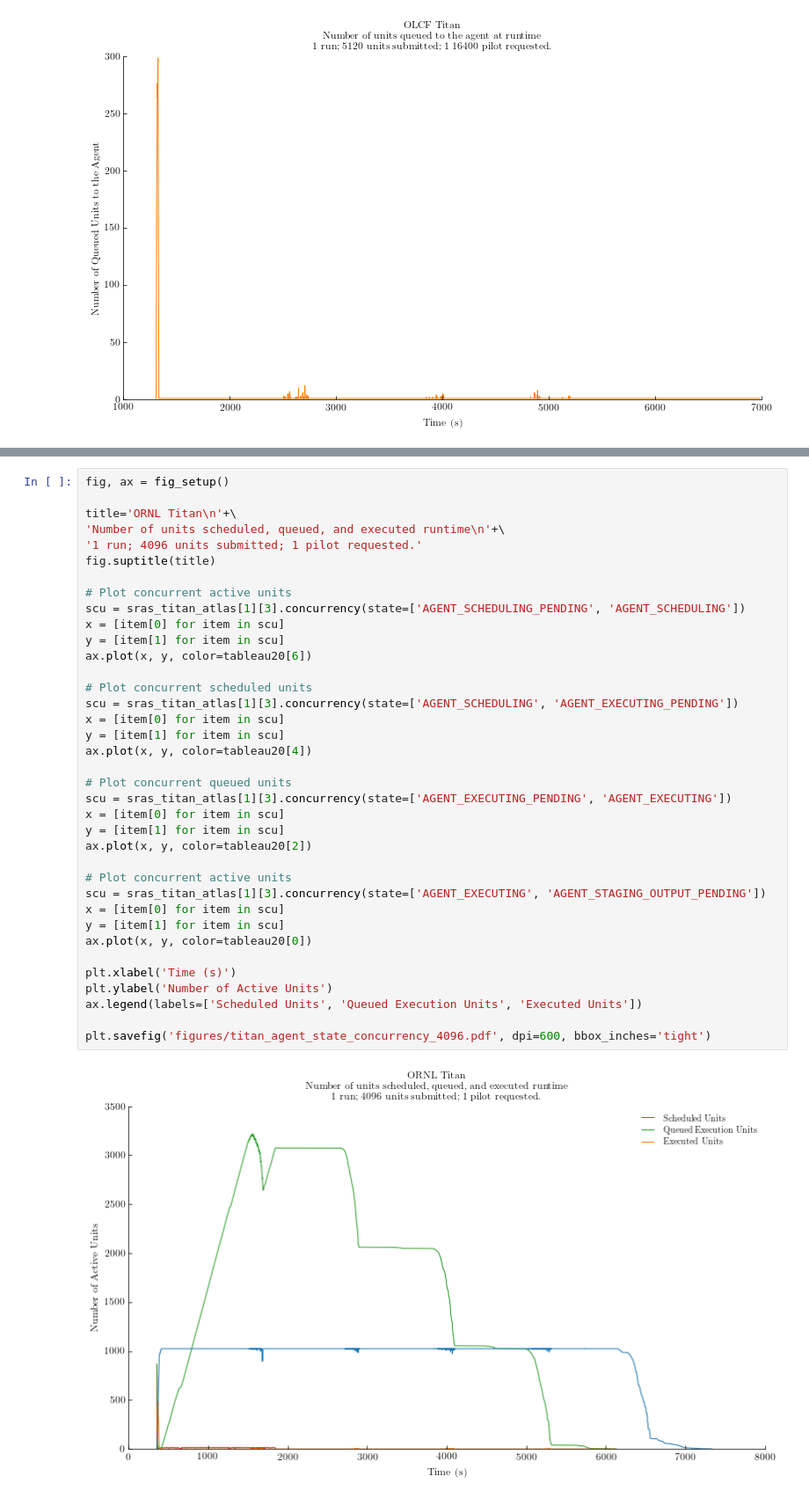
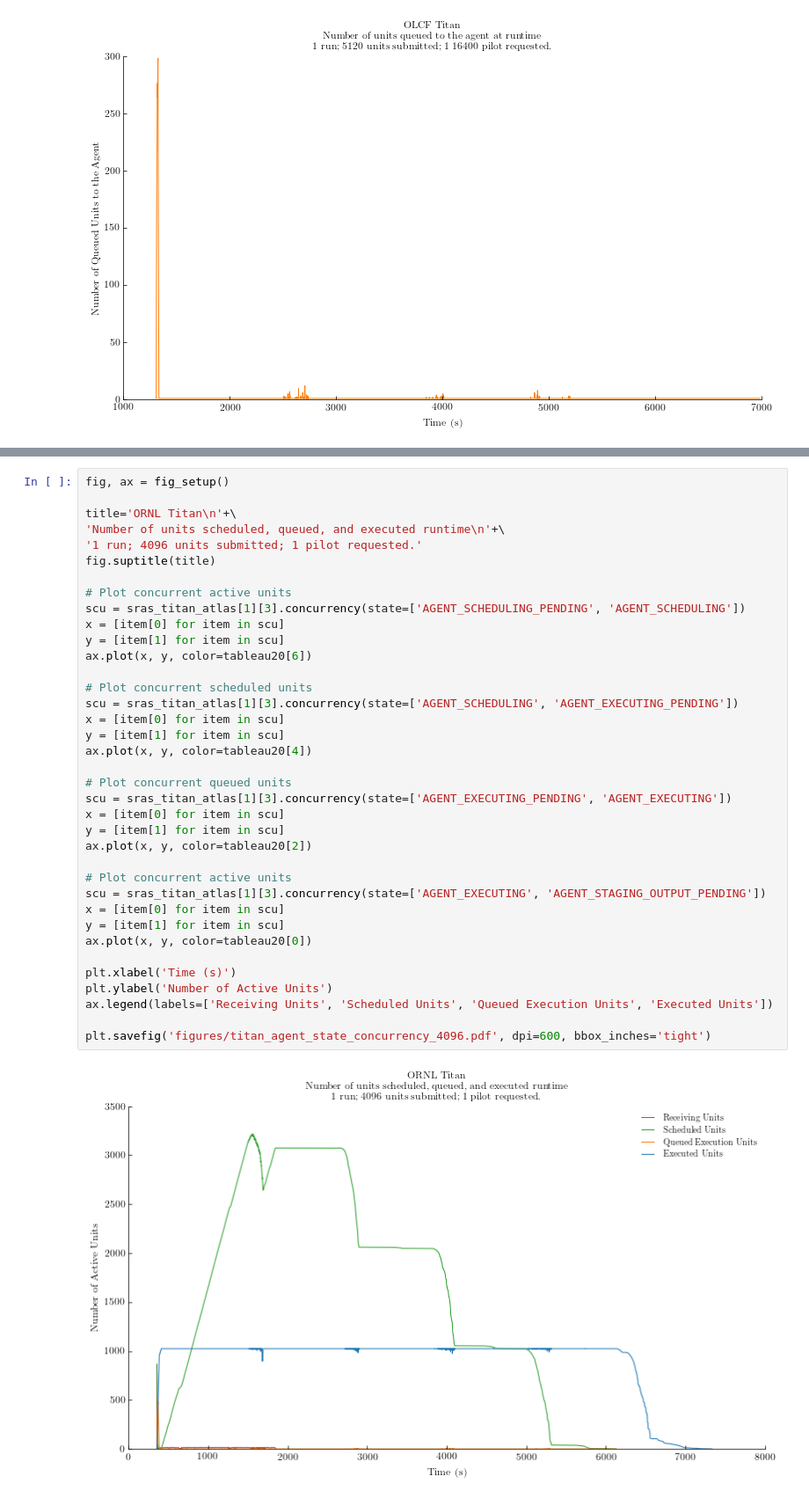
Before and after one commit to radical-experiments/rp-paper, a Jupyter notebook: analysis/rp_paper_experiments.ipynb, the cells around one changed output, grey strips where cells are left out. Shown: that part at 88% size. Saved outputs shown, nothing was run; the diff lists cells and outputs as text.

```diff
--- a/analysis/rp_paper_experiments.ipynb
+++ b/analysis/rp_paper_experiments.ipynb
@@ -1058,35 +1060,35 @@ fig.suptitle(title)
 
 # Plot concurrent active units
 scu = sras_titan_atlas[1][3].concurrency(state=['AGENT_SCHEDULING_PENDING', 'AGENT_SCHEDULING'])
 x = [item[0] for item in scu]
 y = [item[1] for item in scu]
 ax.plot(x, y, color=tableau20[6])
 
 # Plot concurrent scheduled units
 scu = sras_titan_atlas[1][3].concurrency(state=['AGENT_SCHEDULING', 'AGENT_EXECUTING_PENDING'])
 x = [item[0] for item in scu]
 y = [item[1] for item in scu]
 ax.plot(x, y, color=tableau20[4])
 
 # Plot concurrent queued units
 scu = sras_titan_atlas[1][3].concurrency(state=['AGENT_EXECUTING_PENDING', 'AGENT_EXECUTING'])
 x = [item[0] for item in scu]
 y = [item[1] for item in scu]
 ax.plot(x, y, color=tableau20[2])
 
 # Plot concurrent active units
 scu = sras_titan_atlas[1][3].concurrency(state=['AGENT_EXECUTING', 'AGENT_STAGING_OUTPUT_PENDING'])
 x = [item[0] for item in scu]
 y = [item[1] for item in scu]
 ax.plot(x, y, color=tableau20[0])
 
 plt.xlabel('Time (s)')
 plt.ylabel('Number of Active Units')
-ax.legend(labels=['Scheduled Units', 'Queued Execution Units', 'Executed Units'])
+ax.legend(labels=['Receiving Units', 'Scheduled Units', 'Queued Execution Units', 'Executed Units'])
 
 plt.savefig('figures/titan_agent_state_concurrency_4096.pdf', dpi=600, bbox_inches='tight')
 # %% [output]
-[figure, old version]
+[figure, new version]
 # %%
 fig, ax = fig_setup()
 
```
Also changed, not shown: parts of 3 cells of this notebook.
